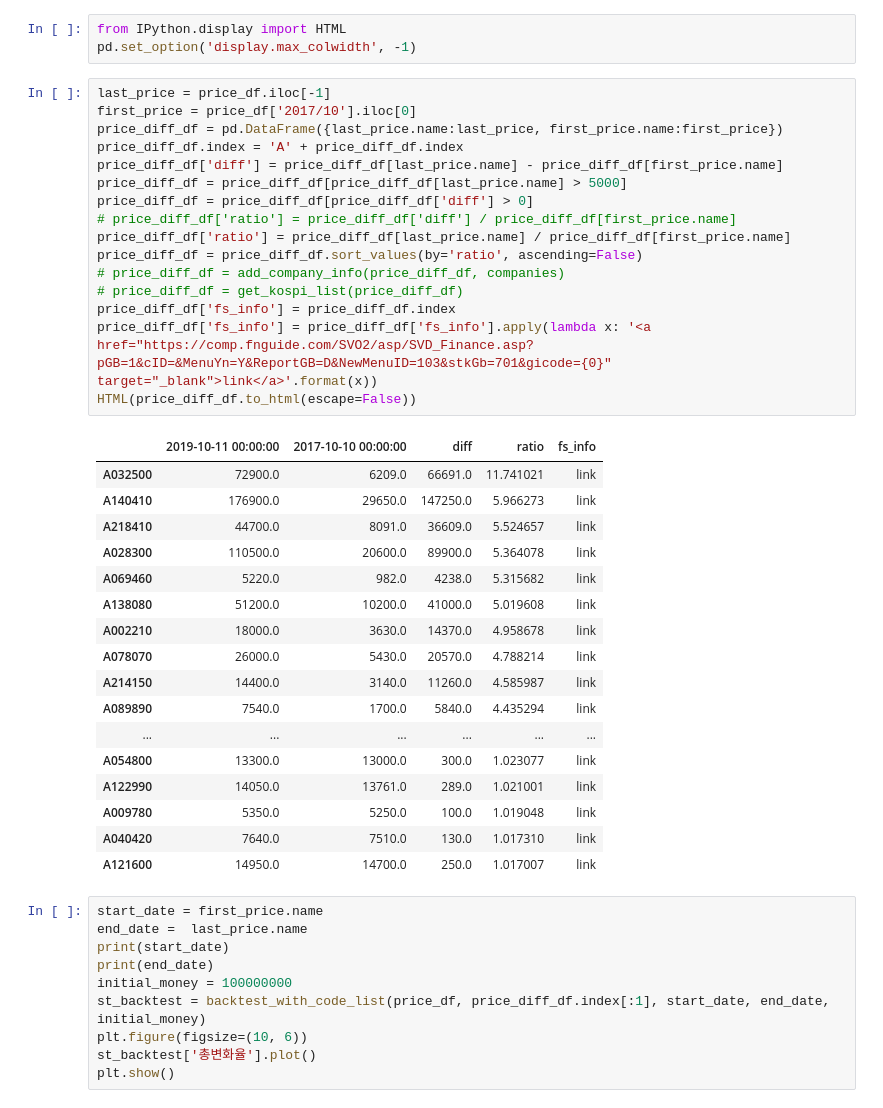
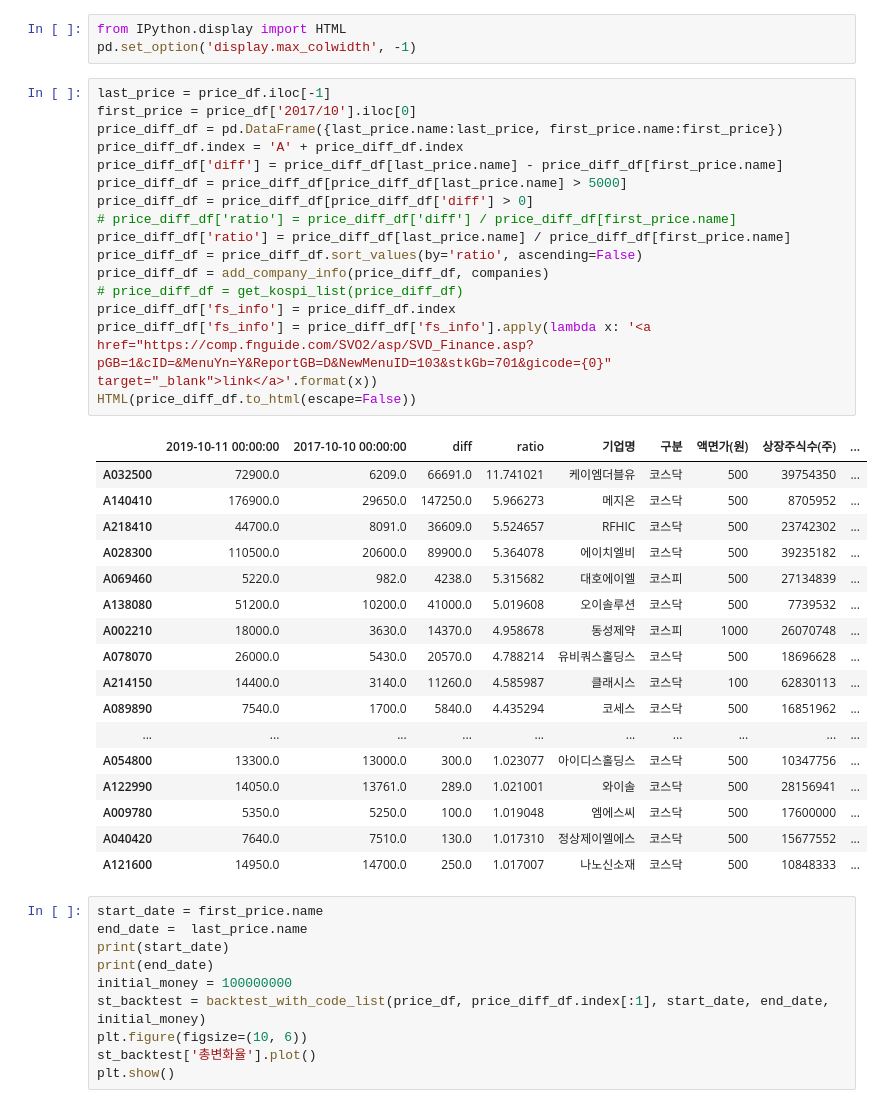
Before and after one commit to neosuperprogrammer/Quant, a Jupyter notebook: neo_quant_backtest.ipynb, the cells around one changed output. Cells and saved outputs as stored; diff of their text form.

```diff
--- a/neo_quant_backtest.ipynb
+++ b/neo_quant_backtest.ipynb
@@ -649,37 +649,37 @@ pd.set_option('display.max_colwidth', -1)
 # %%
 last_price = price_df.iloc[-1]
 first_price = price_df['2017/10'].iloc[0]
 price_diff_df = pd.DataFrame({last_price.name:last_price, first_price.name:first_price})
 price_diff_df.index = 'A' + price_diff_df.index
 price_diff_df['diff'] = price_diff_df[last_price.name] - price_diff_df[first_price.name]
 price_diff_df = price_diff_df[price_diff_df[last_price.name] > 5000]
 price_diff_df = price_diff_df[price_diff_df['diff'] > 0]
 # price_diff_df['ratio'] = price_diff_df['diff'] / price_diff_df[first_price.name]
 price_diff_df['ratio'] = price_diff_df[last_price.name] / price_diff_df[first_price.name]
 price_diff_df = price_diff_df.sort_values(by='ratio', ascending=False)
-# price_diff_df = add_company_info(price_diff_df, companies)
+price_diff_df = add_company_info(price_diff_df, companies)
 # price_diff_df = get_kospi_list(price_diff_df)
 price_diff_df['fs_info'] = price_diff_df.index
 price_diff_df['fs_info'] = price_diff_df['fs_info'].apply(lambda x: '<a href="https://comp.fnguide.com/SVO2/asp/SVD_Finance.asp?pGB=1&cID=&MenuYn=Y&ReportGB=D&NewMenuID=103&stkGb=701&gicode={0}" target="_blank">link</a>'.format(x))
 HTML(price_diff_df.to_html(escape=False))
 # %% [output]
-|  | 2019-10-11 00:00:00 | 2017-10-10 00:00:00 | diff | ratio | fs_info |
-| A032500 | 72900.0 | 6209.0 | 66691.0 | 11.741021 | link |
-| A140410 | 176900.0 | 29650.0 | 147250.0 | 5.966273 | link |
-| A218410 | 44700.0 | 8091.0 | 36609.0 | 5.524657 | link |
-| A028300 | 110500.0 | 20600.0 | 89900.0 | 5.364078 | link |
-| A069460 | 5220.0 | 982.0 | 4238.0 | 5.315682 | link |
-| A138080 | 51200.0 | 10200.0 | 41000.0 | 5.019608 | link |
-| A002210 | 18000.0 | 3630.0 | 14370.0 | 4.958678 | link |
-| A078070 | 26000.0 | 5430.0 | 20570.0 | 4.788214 | link |
-| A214150 | 14400.0 | 3140.0 | 11260.0 | 4.585987 | link |
-| A089890 | 7540.0 | 1700.0 | 5840.0 | 4.435294 | link |
-| ... | ... | ... | ... | ... | ... |
-| A054800 | 13300.0 | 13000.0 | 300.0 | 1.023077 | link |
-| A122990 | 14050.0 | 13761.0 | 289.0 | 1.021001 | link |
-| A009780 | 5350.0 | 5250.0 | 100.0 | 1.019048 | link |
-| A040420 | 7640.0 | 7510.0 | 130.0 | 1.017310 | link |
-| A121600 | 14950.0 | 14700.0 | 250.0 | 1.017007 | link |
+|  | 2019-10-11 00:00:00 | 2017-10-10 00:00:00 | diff | ratio | 기업명 | 구분 | 액면가(원) | 상장주식수(주) | ... |
+| A032500 | 72900.0 | 6209.0 | 66691.0 | 11.741021 | 케이엠더블유 | 코스닥 | 500 | 39754350 | ... |
+| A140410 | 176900.0 | 29650.0 | 147250.0 | 5.966273 | 메지온 | 코스닥 | 500 | 8705952 | ... |
+| A218410 | 44700.0 | 8091.0 | 36609.0 | 5.524657 | RFHIC | 코스닥 | 500 | 23742302 | ... |
+| A028300 | 110500.0 | 20600.0 | 89900.0 | 5.364078 | 에이치엘비 | 코스닥 | 500 | 39235182 | ... |
+| A069460 | 5220.0 | 982.0 | 4238.0 | 5.315682 | 대호에이엘 | 코스피 | 500 | 27134839 | ... |
+| A138080 | 51200.0 | 10200.0 | 41000.0 | 5.019608 | 오이솔루션 | 코스닥 | 500 | 7739532 | ... |
+| A002210 | 18000.0 | 3630.0 | 14370.0 | 4.958678 | 동성제약 | 코스피 | 1000 | 26070748 | ... |
+| A078070 | 26000.0 | 5430.0 | 20570.0 | 4.788214 | 유비쿼스홀딩스 | 코스닥 | 500 | 18696628 | ... |
+| A214150 | 14400.0 | 3140.0 | 11260.0 | 4.585987 | 클래시스 | 코스닥 | 100 | 62830113 | ... |
+| A089890 | 7540.0 | 1700.0 | 5840.0 | 4.435294 | 코세스 | 코스닥 | 500 | 16851962 | ... |
+| ... | ... | ... | ... | ... | ... | ... | ... | ... | ... |
+| A054800 | 13300.0 | 13000.0 | 300.0 | 1.023077 | 아이디스홀딩스 | 코스닥 | 500 | 10347756 | ... |
+| A122990 | 14050.0 | 13761.0 | 289.0 | 1.021001 | 와이솔 | 코스닥 | 500 | 28156941 | ... |
+| A009780 | 5350.0 | 5250.0 | 100.0 | 1.019048 | 엠에스씨 | 코스닥 | 500 | 17600000 | ... |
+| A040420 | 7640.0 | 7510.0 | 130.0 | 1.017310 | 정상제이엘에스 | 코스닥 | 500 | 15677552 | ... |
+| A121600 | 14950.0 | 14700.0 | 250.0 | 1.017007 | 나노신소재 | 코스닥 | 500 | 10848333 | ... |
 # %%
 start_date = first_price.name
 end_date =  last_price.name
```
